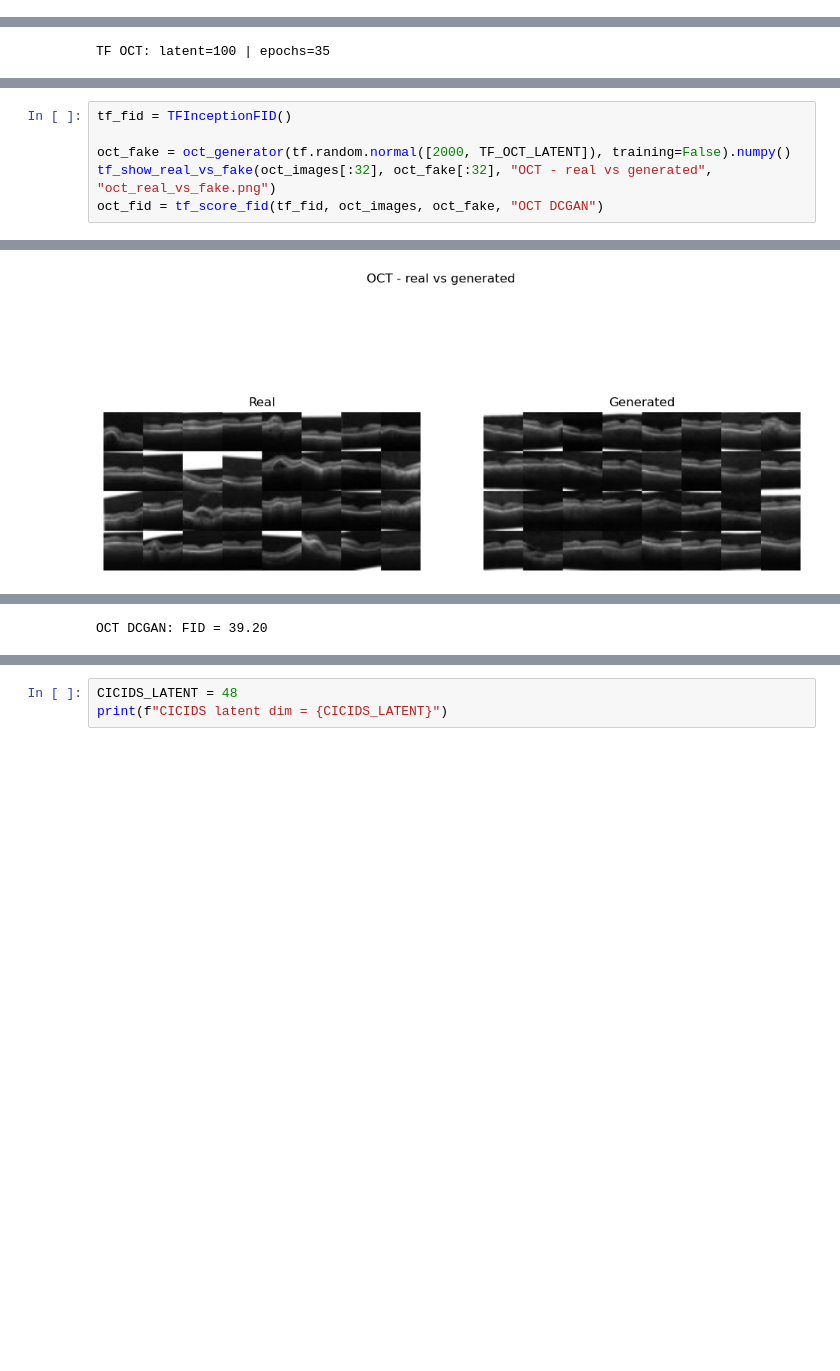
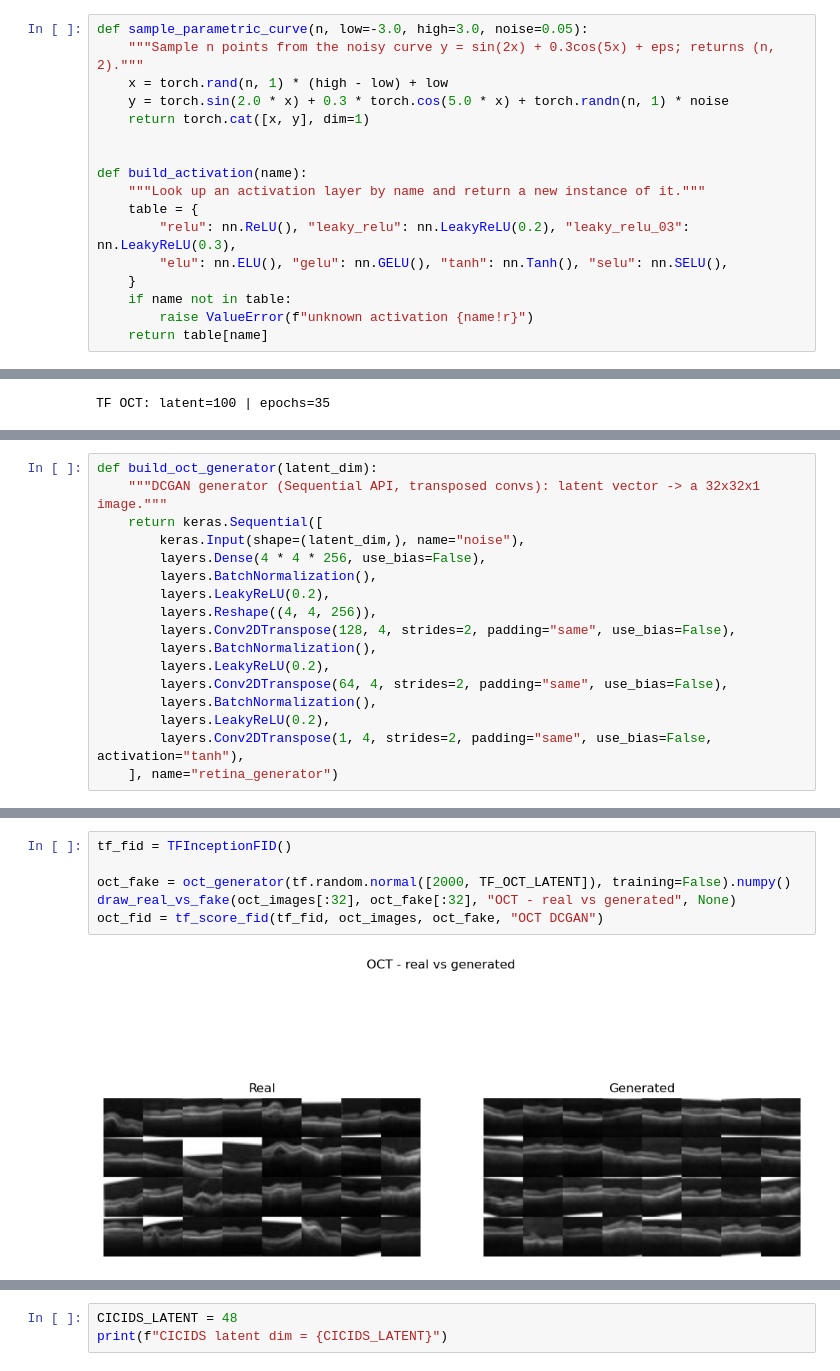
Before and after one commit to nithinreddy2003/GAN_Assignments, a Jupyter notebook: Set 3/GAN_Assignment_Set3_Final.ipynb, the cells around one changed output, grey strips where cells are left out. Cells and saved outputs as stored; diff of their text form; blank space fills up the shorter version.

```diff
--- a/Set 3/GAN_Assignment_Set3_Final.ipynb
+++ b/Set 3/GAN_Assignment_Set3_Final.ipynb
@@ -137,2 +112,19 @@ def make_activation(name):
+# %%
+def sample_parametric_curve(n, low=-3.0, high=3.0, noise=0.05):
+    """Sample n points from the noisy curve y = sin(2x) + 0.3cos(5x) + eps; returns (n, 2)."""
+    x = torch.rand(n, 1) * (high - low) + low
+    y = torch.sin(2.0 * x) + 0.3 * torch.cos(5.0 * x) + torch.randn(n, 1) * noise
+    return torch.cat([x, y], dim=1)
+
+
+def build_activation(name):
+    """Look up an activation layer by name and return a new instance of it."""
+    table = {
+        "relu": nn.ReLU(), "leaky_relu": nn.LeakyReLU(0.2), "leaky_relu_03": nn.LeakyReLU(0.3),
+        "elu": nn.ELU(), "gelu": nn.GELU(), "tanh": nn.Tanh(), "selu": nn.SELU(),
+    }
+    if name not in table:
+        raise ValueError(f"unknown activation {name!r}")
+    return table[name]
 # %% [markdown]
 For this set I kept the generator deliberately plain, with no batch norm or other normalisation, and trained it with a straightforward one-step-each loop. On a target this simple that is enough to get stable convergence.
@@ -578,0 +474,17 @@ Model: "oct_discriminator"
+# %%
+def build_oct_generator(latent_dim):
+    """DCGAN generator (Sequential API, transposed convs): latent vector -> a 32x32x1 image."""
+    return keras.Sequential([
+        keras.Input(shape=(latent_dim,), name="noise"),
+        layers.Dense(4 * 4 * 256, use_bias=False),
+        layers.BatchNormalization(),
+        layers.LeakyReLU(0.2),
+        layers.Reshape((4, 4, 256)),
+        layers.Conv2DTranspose(128, 4, strides=2, padding="same", use_bias=False),
+        layers.BatchNormalization(),
+        layers.LeakyReLU(0.2),
+        layers.Conv2DTranspose(64, 4, strides=2, padding="same", use_bias=False),
+        layers.BatchNormalization(),
+        layers.LeakyReLU(0.2),
+        layers.Conv2DTranspose(1, 4, strides=2, padding="same", use_bias=False, activation="tanh"),
+    ], name="retina_generator")
@@ -666,7 +641,8 @@ Here I generate a fresh batch from the trained generator, show it next to real s
 # %%
 tf_fid = TFInceptionFID()
 
 oct_fake = oct_generator(tf.random.normal([2000, TF_OCT_LATENT]), training=False).numpy()
-tf_show_real_vs_fake(oct_images[:32], oct_fake[:32], "OCT - real vs generated", "oct_real_vs_fake.png")
+draw_real_vs_fake(oct_images[:32], oct_fake[:32], "OCT - real vs generated", None)
 oct_fid = tf_score_fid(tf_fid, oct_images, oct_fake, "OCT DCGAN")
 # %% [output]
+[figure, new version]
@@ -675 +652,0 @@ Downloading data from https://storage.googleapis.com/tensorflow/keras-applicatio
-[figure, old version]
@@ -680,2 +654 @@ I0000 00:00:1785405975.124694   13072 device_compiler.h:208] Compiled cluster us
-OCT DCGAN: FID = 39.20
 # %% [markdown]
```
Also changed, not shown: parts of 115 cells of this notebook.
